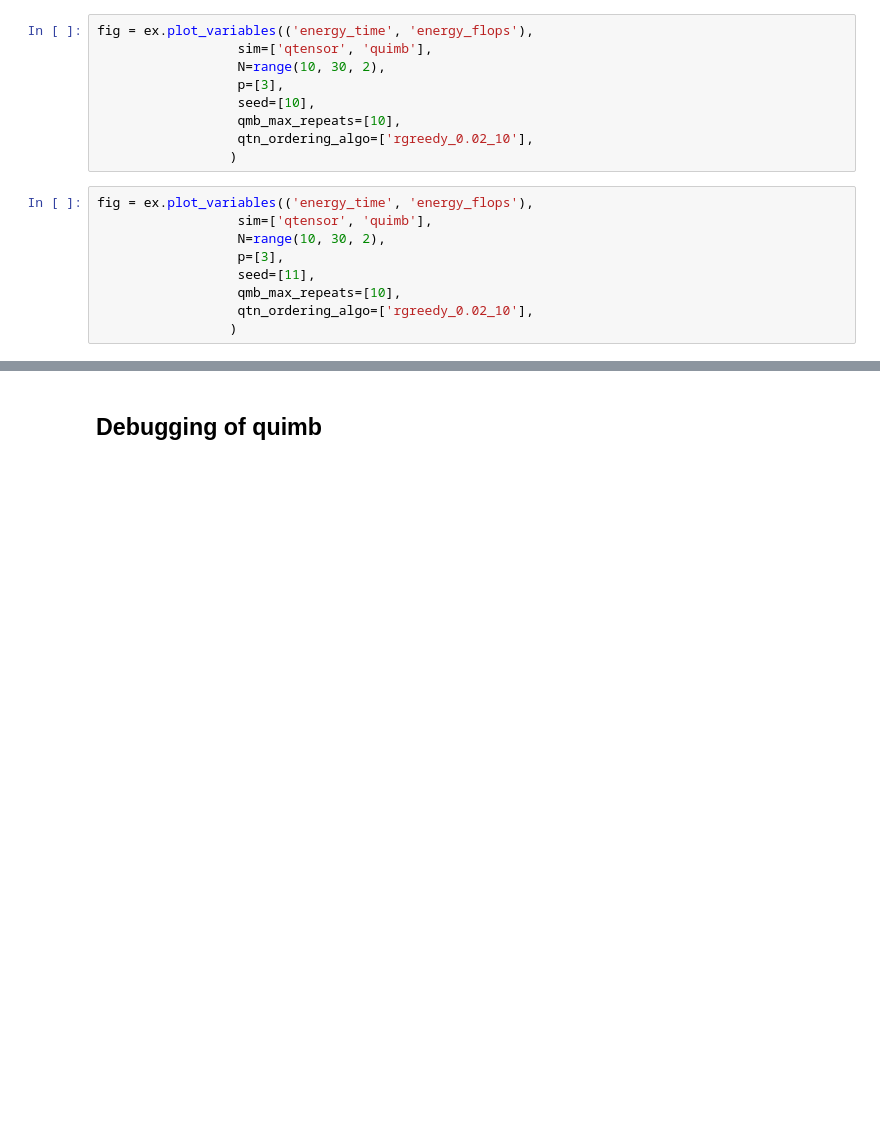
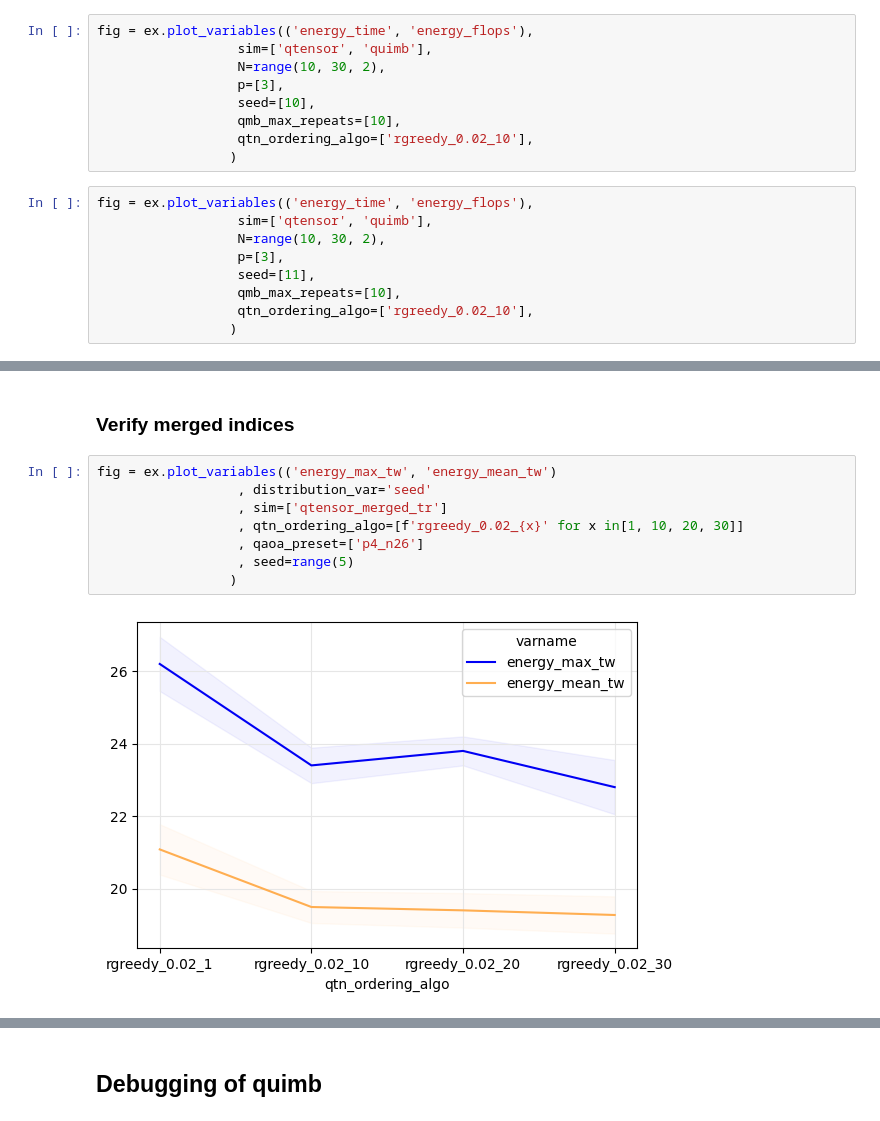
Before and after one commit to danlkv/QTensor, a Jupyter notebook: analysis/spec/notebooks/Speed_comparison.ipynb, the cells around one changed output, grey strips where cells are left out. Cells and saved outputs as stored; diff of their text form; blank space fills up the shorter version.

```diff
--- a/analysis/spec/notebooks/Speed_comparison.ipynb
+++ b/analysis/spec/notebooks/Speed_comparison.ipynb
@@ -477,0 +667,12 @@ fig = ex.plot_variables(('energy_time', 'energy_flops'),
+# %% [markdown]
+### Verify merged indices
+# %%
+fig = ex.plot_variables(('energy_max_tw', 'energy_mean_tw')
+                  , distribution_var='seed'
+                  , sim=['qtensor_merged_tr']
+                  , qtn_ordering_algo=[f'rgreedy_0.02_{x}' for x in[1, 10, 20, 30]]
+                  , qaoa_preset=['p4_n26']
+                  , seed=range(5)
+                 )
+# %% [output]
+[figure, added]
```
Also changed, not shown: parts of 48 cells of this notebook, 9 other files.
